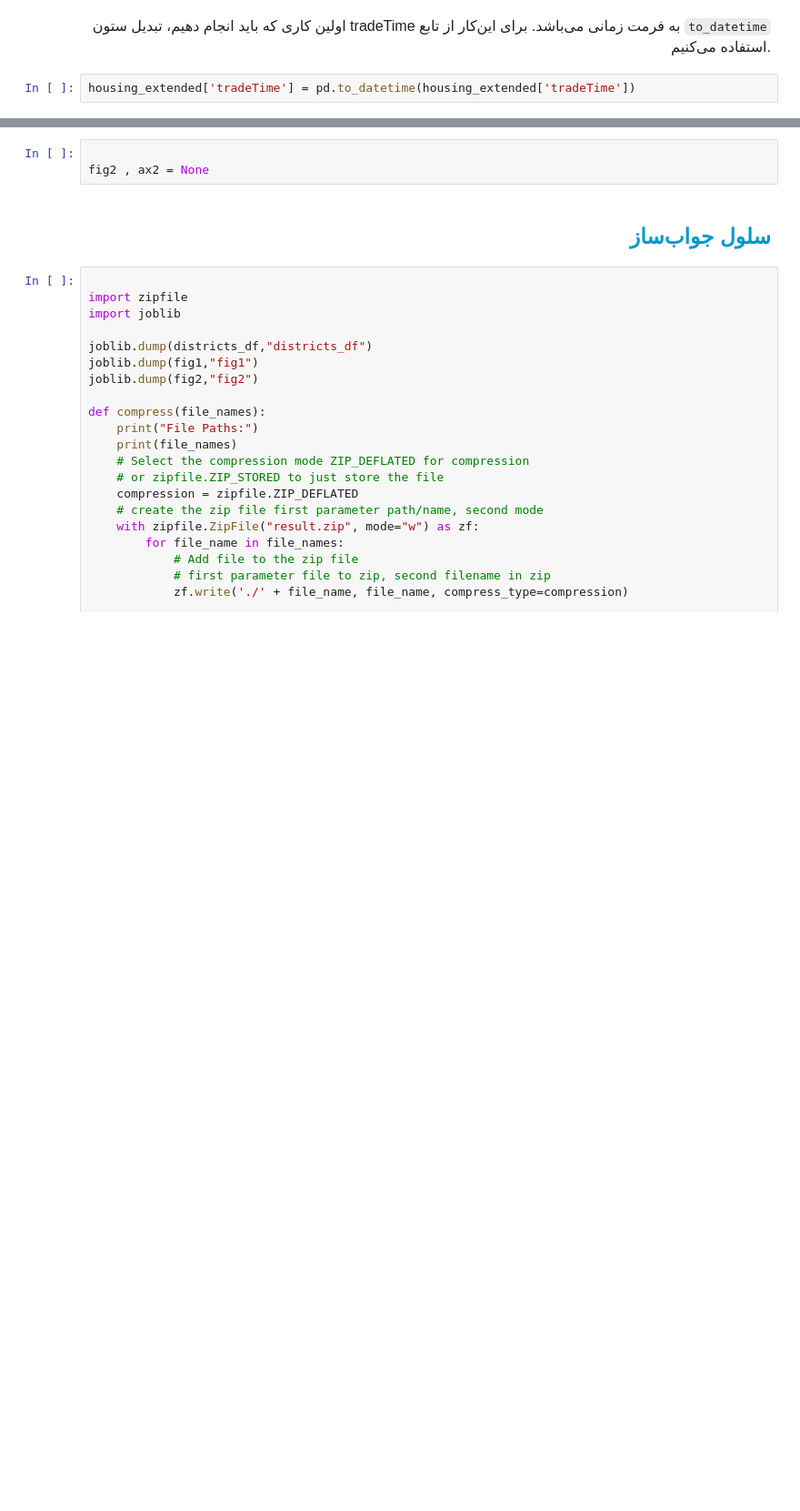
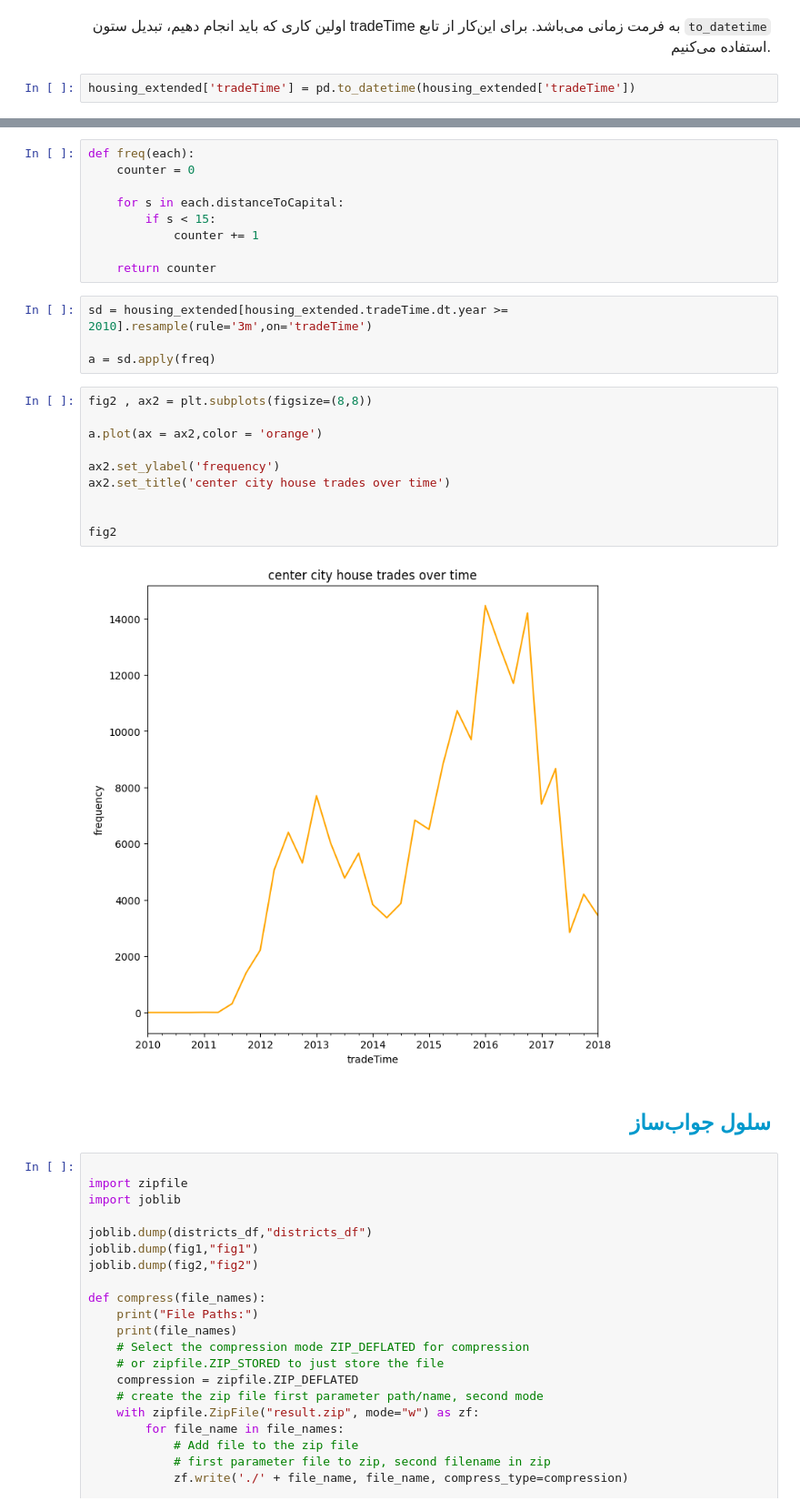
Before and after one commit to Hamid-Ba/data-analysis-exercises, a Jupyter notebook: 22-China/5_time_series/5_time_series.ipynb, the cells around one changed output, grey strips where cells are left out. Shown at 91% size. Drawn from its saved outputs; the diff is of its cells as text; blank space fills up the shorter version.

```diff
--- a/22-China/5_time_series/5_time_series.ipynb
+++ b/22-China/5_time_series/5_time_series.ipynb
@@ -161,9 +225,31 @@ fig1 , ax1 = None
 </p>
 
 <p style="text-align:center;"><img src="fig2.png"></p>
-# %%
-
-fig2 , ax2 = None
+# %%
+def freq(each):
+    counter = 0
+
+    for s in each.distanceToCapital:
+        if s < 15:
+            counter += 1
+
+    return counter
+# %%
+sd = housing_extended[housing_extended.tradeTime.dt.year >= 2010].resample(rule='3m',on='tradeTime')
+
+a = sd.apply(freq)
+# %%
+fig2 , ax2 = plt.subplots(figsize=(8,8))
+
+a.plot(ax = ax2,color = 'orange')
+
+ax2.set_ylabel('frequency')
+ax2.set_title('center city house trades over time')
+
+
+fig2
+# %% [output]
+[figure, added]
 # %% [markdown]
 <h2 align=right style="line-height:200%;font-family:vazir;color:#0099cc">
 <font face="vazir" color="#0099cc">
```
Also changed, not shown: parts of 12 cells of this notebook, 5 other files.
